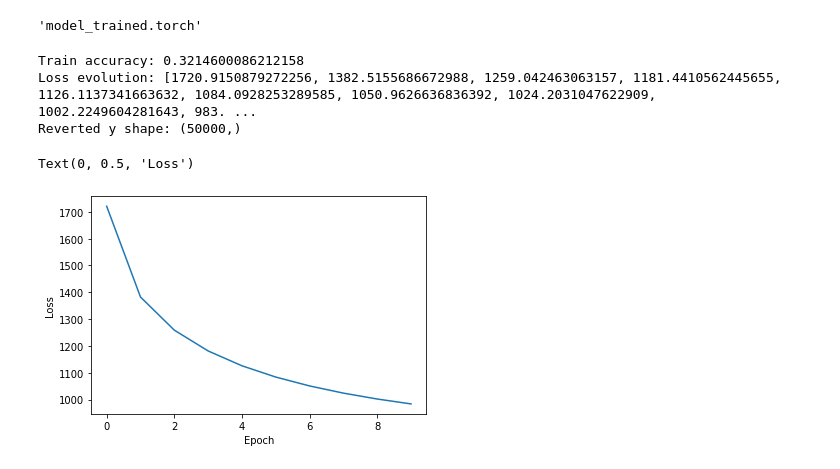
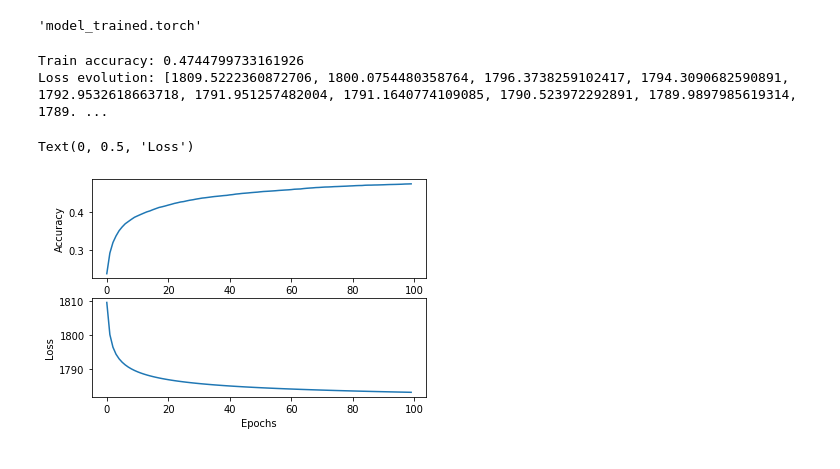
Before and after one commit to Catalin-web/CVADL, a Jupyter notebook: LabsSolved/Lab2/Exercise.ipynb, the cells around one changed output. Saved outputs shown, nothing was run; the diff lists cells and outputs as text; code cells hidden in the pictures.

```diff
--- a/LabsSolved/Lab2/Exercise.ipynb
+++ b/LabsSolved/Lab2/Exercise.ipynb
@@ -334,16 +341,15 @@ for _ in range(1000):
 `predict_proba` - this will return the class probabilities. So after computing the dot product, you also need to apply the softmax function on the result to normalize it to a probability distribution.
 # %%
 def predict_proba(parameters: Parameters, input: Tensor, dim=0) -> Tensor:
-    result = input @ parameters.weight
-    return torch.nn.functional.softmax(result, dim=dim)
+    return torch.nn.functional.softmax(input @ parameters.weight, dim=dim)
 
 parameters = initialize(test_number_of_classes, test_input_shape)
 for _ in range(1000):
     predicted_proba = predict_proba(parameters, X_train[0])
-    npt.assert_almost_equal(1.0, np.sum(predicted_proba.detach().numpy()), decimal=5)
+    npt.assert_almost_equal(1.0, np.sum(predicted_proba.cpu().detach().numpy()), decimal=5)
 
     predicted_proba = predict_proba(parameters, X_train[0:3], dim=1)
-    npt.assert_almost_equal(1.0, torch.sum(predicted_proba, dim=1).detach().numpy(), decimal=5)
+    npt.assert_almost_equal(1.0, torch.sum(predicted_proba, dim=1).cpu().detach().numpy(), decimal=5)
 # %% [markdown]
 Example of prediction using the model:
 # %%
@@ -517,19 +491,21 @@ X_train, Y_train, X_test, Y_test = load_directory_and_apply_tricks("batches")
 def compute_accuracy(parameters: Parameters, input: Tensor, reverted_Y: Tensor) -> float:
     with torch.no_grad():
         computed_Y = predict(parameters, input, dim=1)
-    return torch.mean((reverted_Y == computed_Y).float())
+        return torch.mean((reverted_Y == computed_Y).float()).item()
 # %%
 def fit(parameters: Parameters, train_data: torch.Tensor, train_result: torch.Tensor, **kwargs) -> Parameters:
-    learning_rate = kwargs.get("learning_rate", 1e-7)
-    epochs = kwargs.get("epochs", 10)
-    batch_size = kwargs.get("batch_size", 100)
-    regularization_strength = kwargs.get("regularization_strength", 1e3)
+    learning_rate = kwargs.get("learning_rate", 1e-5)
+    epochs = kwargs.get("epochs", 50)
+    batch_size = kwargs.get("batch_size", 64)
+    regularization_strength = kwargs.get("regularization_strength", 1e-5)
     number_of_iteration_to_map_all_images = train_data.shape[0] // batch_size
 
     # Handle the update of weights
     optimizer = torch.optim.SGD([parameters.weight], lr=learning_rate, weight_decay=regularization_strength)
+    pytorch_loss = torch.nn.CrossEntropyLoss()
 
-    for _ in range(epochs):
+    epochs = tqdm.tqdm(range(epochs), desc="Epochs")
+    for _ in epochs:
         sum_loss = 0
         for current_image_index in range(number_of_iteration_to_map_all_images):
             from_image = current_image_index * batch_size
@@ -539,33 +515,38 @@ def fit(parameters: Parameters, train_data: torch.Tensor, train_result: torch.Te
             current_image_result = train_result[from_image:to_image]
 
             predicted = predict_proba(parameters, current_image_data, dim=1)
-            loss = cross_entropy_loss(predicted, current_image_result, dim=1)
-
+            # Cross entropy loss with mean reduction
+            # loss = cross_entropy_loss(predicted, current_image_result, dim=1).mean()
+            # loss += regularization_strength * torch.sum(parameters.weight * parameters.weight)
+            loss = pytorch_loss(predicted, current_image_result.softmax(dim=1))
+            # L2 regularization
+            loss.backward()
+            optimizer.step()
             optimizer.zero_grad()
-            loss.mean(dim=0).backward()
-            optimizer.step()
             sum_loss += loss.mean().item()
         parameters.loss_evolution.append(sum_loss)
+        parameters.accuracy_evolution.append(compute_accuracy(parameters, train_data, torch.argmax(train_result, dim=1)))
 
-parameters = initialize(Y_train.shape[1], X_train[0].shape)
+# parameters = initialize(Y_train.shape[1], X_train[0].shape)
+parameters = load("model_trained.torch")
 fit(parameters, X_train, Y_train)
 save(parameters, "model_trained.torch")
 # %% [output]
 'model_trained.torch'
 # %%
 parameters = load("model_trained.torch")
-reverted_Y = np.argmax(Y_train, axis=1)
+reverted_Y = torch.argmax(Y_train, axis=1)
 
 train_acc = compute_accuracy(parameters, X_train, reverted_Y)
 print(f"Train accuracy: {train_acc}")
 print(f"Loss evolution: {parameters.loss_evolution}")
-print(f"Reverted y shape: {reverted_Y.numpy().shape}")
-plt.plot(parameters.loss_evolution)
-plt.xlabel('Epoch')
+plt.subplot(2, 1, 1).plot(parameters.accuracy_evolution)
+plt.ylabel('Accuracy')
+plt.subplot(2, 1, 2).plot(parameters.loss_evolution)
+plt.xlabel('Epochs')
 plt.ylabel('Loss')
 # %% [output]
-Train accuracy: 0.3214600086212158
-Loss evolution: [1720.9150879272256, 1382.5155686672988, 1259.042463063157, 1181.4410562445655, 1126.1137341663632, 1084.0928253289585, 1050.9626636836392, 1024.2031047622909, 1002.2249604281643, 983. ...
-Reverted y shape: (50000,)
+Train accuracy: 0.4744799733161926
+Loss evolution: [1809.5222360872706, 1800.0754480358764, 1796.3738259102417, 1794.3090682590891, 1792.9532618663718, 1791.951257482004, 1791.1640774109085, 1790.523972292891, 1789.9897985619314, 1789. ...
 Text(0, 0.5, 'Loss')
-[figure, old version]
+[figure, new version]
```
Also changed, not shown: parts of 10 cells of this notebook, 6 other files.
